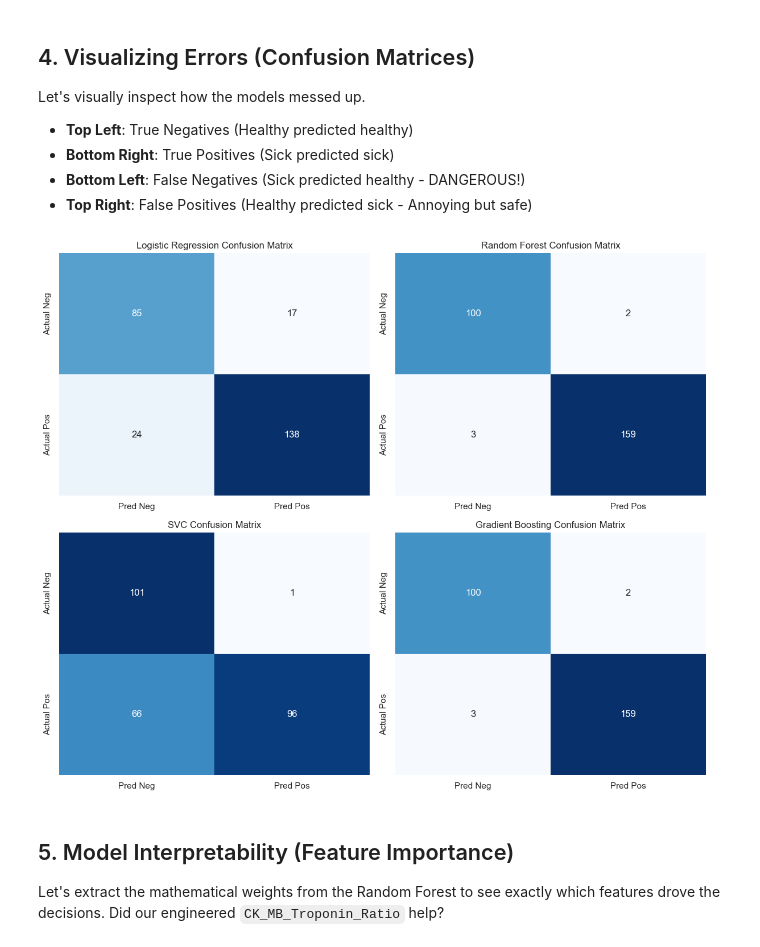
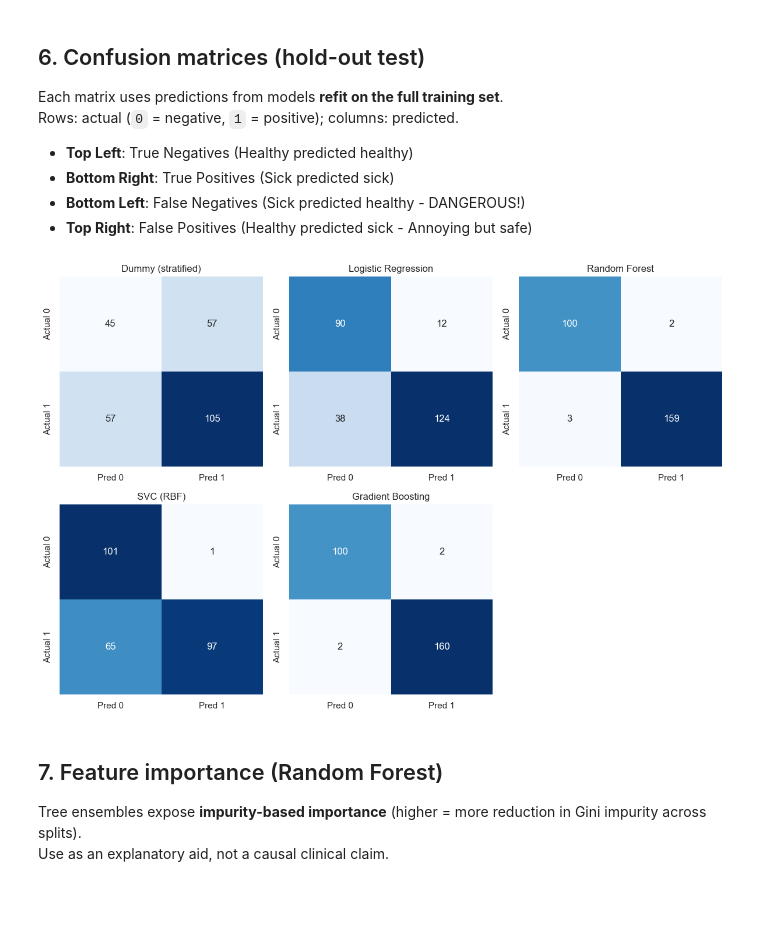
Before and after one commit to Kacem-Trabelsi/machine_learning, a Jupyter notebook: classification_Medical_data _set/01c_Modeling_Medical.ipynb, the cells around one changed output. Cells and saved outputs as stored; diff of their text form; code cells hidden in the pictures; blank space fills up the shorter version.

```diff
--- a/classification_Medical_data _set/01c_Modeling_Medical.ipynb
+++ b/classification_Medical_data _set/01c_Modeling_Medical.ipynb
@@ -96,25 +285,44 @@ Model Evaluation Benchmark (Sorted by Recall)
 # %% [markdown]
-## 4. Visualizing Errors (Confusion Matrices)
-Let's visually inspect how the models messed up.
+## 6. Confusion matrices (hold-out test)
+
+Each matrix uses predictions from models **refit on the full training set**.
+Rows: actual (`0` = negative, `1` = positive); columns: predicted.
 - **Top Left**: True Negatives (Healthy predicted healthy)
 - **Bottom Right**: True Positives (Sick predicted sick)
 - **Bottom Left**: False Negatives (Sick predicted healthy - DANGEROUS!)
 - **Top Right**: False Positives (Healthy predicted sick - Annoying but safe)
 # %%
-fig, axes = plt.subplots(2, 2, figsize=(12, 10))
-axes = axes.flatten()
+names = list(predictions.keys())
+n = len(names)
+ncols = 3
+nrows = int(np.ceil(n / ncols))
+fig, axes = plt.subplots(nrows, ncols, figsize=(4 * ncols, 4 * nrows))
+axes = np.atleast_1d(axes).ravel()
 
-for i, (name, y_pred) in enumerate(predictions.items()):
-    cm = confusion_matrix(y_test, y_pred)
-    sns.heatmap(cm, annot=True, fmt='d', cmap='Blues', ax=axes[i], cbar=False,
-                xticklabels=['Pred Neg', 'Pred Pos'], yticklabels=['Actual Neg', 'Actual Pos'])
-    axes[i].set_title(f'{name} Confusion Matrix')
+for i, name in enumerate(names):
+    cm = confusion_matrix(y_test, predictions[name], labels=[0, 1])
+    sns.heatmap(
+        cm,
+        annot=True,
+        fmt='d',
+        cmap='Blues',
+        ax=axes[i],
+        cbar=False,
+        xticklabels=['Pred 0', 'Pred 1'],
+        yticklabels=['Actual 0', 'Actual 1'],
+    )
+    axes[i].set_title(f'{name}')
+
+for j in range(i + 1, len(axes)):
+    axes[j].axis('off')
 
 plt.tight_layout()
 plt.show()
 # %% [output]
-[figure, old version]
+[figure, new version]
 # %% [markdown]
-## 5. Model Interpretability (Feature Importance)
-Let's extract the mathematical weights from the Random Forest to see exactly which features drove the decisions. Did our engineered `CK_MB_Troponin_Ratio` help?
+## 7. Feature importance (Random Forest)
+
+Tree ensembles expose **impurity-based importance** (higher = more reduction in Gini impurity across splits).
+Use as an explanatory aid, not a causal clinical claim.
 # %%
```
Also changed, not shown: parts of 15 cells of this notebook, 15 other files.
